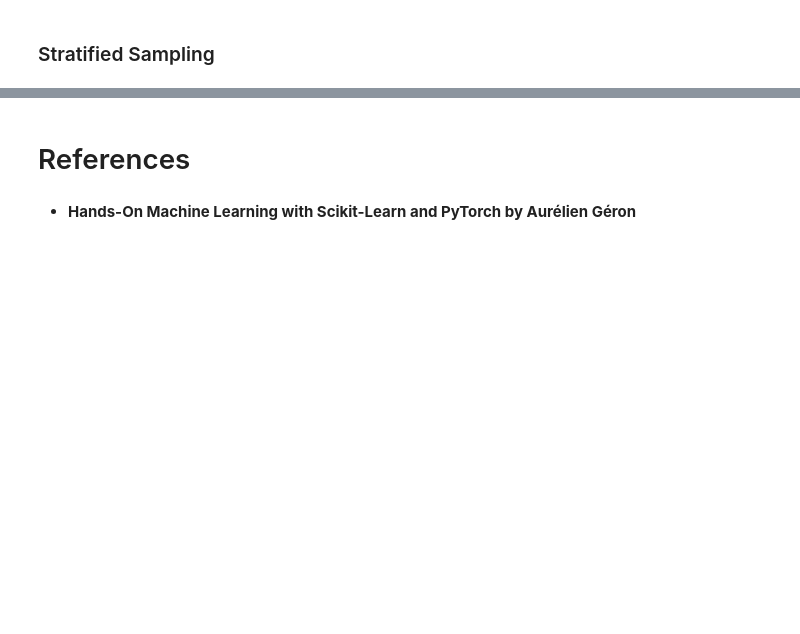
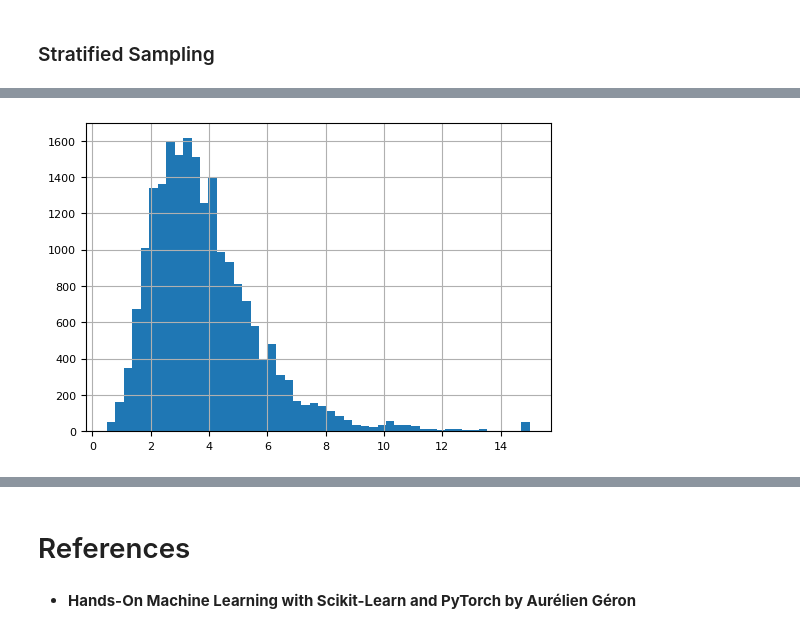
Before and after one commit to ancilcleetus/My-Learning-Journey-in-AI, a Jupyter notebook: Fundamentals-of-Machine-Learning/end_to_end_ml_project.ipynb, the cells around one changed output, grey strips where cells are left out. Cells and saved outputs as stored; diff of their text form; code cells hidden in the pictures; blank space fills up the shorter version.

```diff
--- a/Fundamentals-of-Machine-Learning/end_to_end_ml_project.ipynb
+++ b/Fundamentals-of-Machine-Learning/end_to_end_ml_project.ipynb
@@ -317,0 +329,5 @@ train_set_, test_set_ = train_test_split(housing_full, test_size=0.2,
+# %%
+housing_full['median_income'].hist(bins=50, figsize=(6, 4))
+plt.show()
+# %% [output]
+[figure, added]
```
Also changed, not shown: parts of 14 cells of this notebook.
